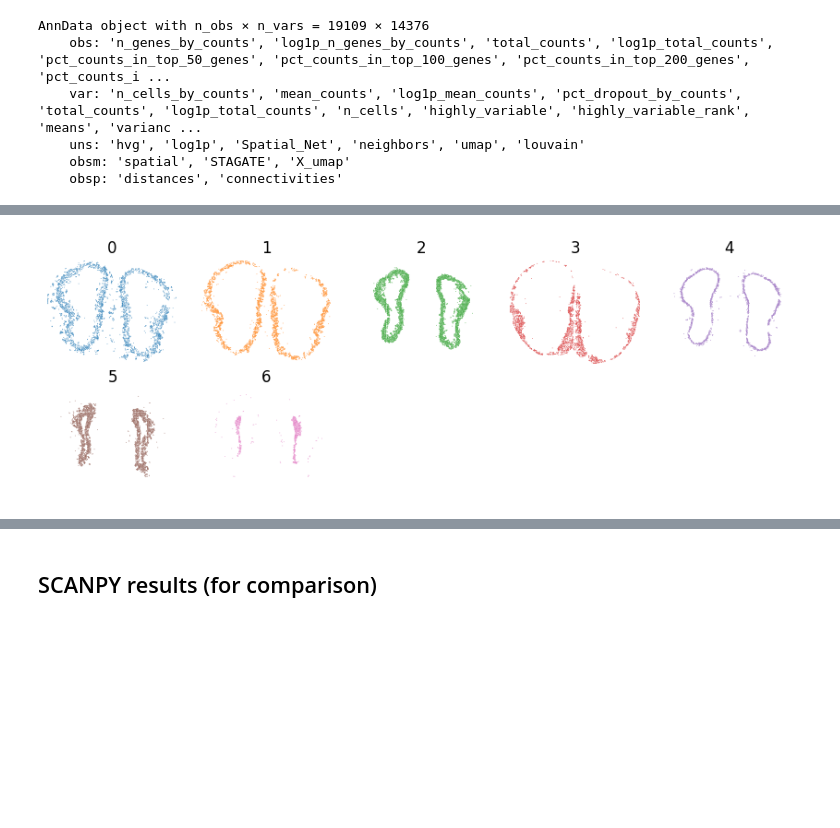
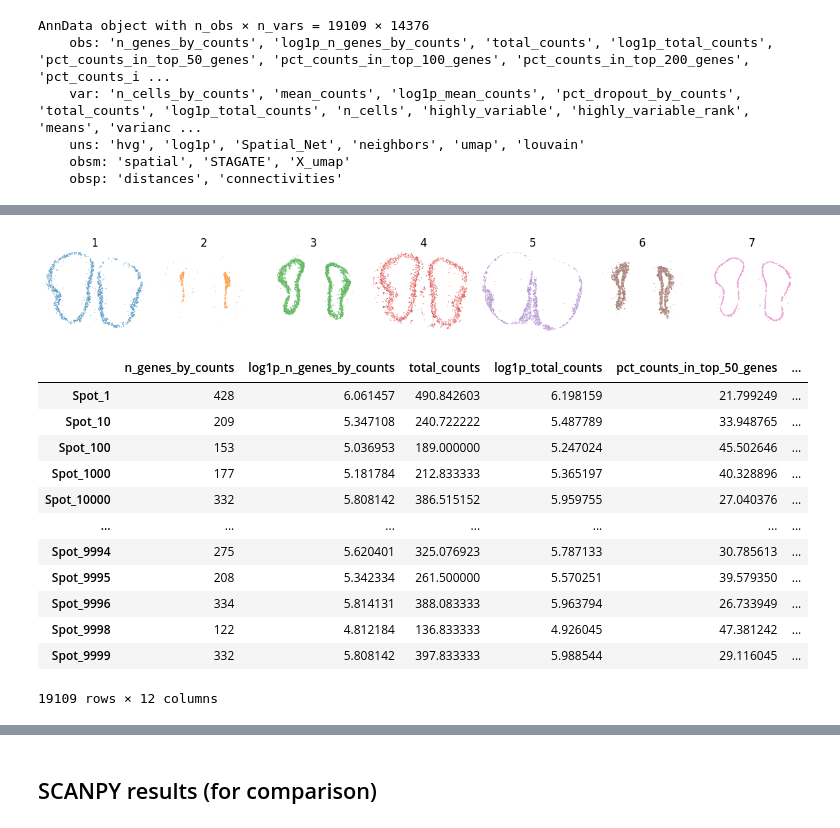
Before and after one commit to toan-ly/Spatial-Transcriptomics-Benchmark, a Jupyter notebook: STAGATE/Tutorials/source/T4_Stereo.ipynb, the cells around one changed output, grey strips where cells are left out. Drawn from its saved outputs; the diff is of its cells as text; code cells hidden in the pictures; blank space fills up the shorter version.

```diff
--- a/STAGATE/Tutorials/source/T4_Stereo.ipynb
+++ b/STAGATE/Tutorials/source/T4_Stereo.ipynb
@@ -110,7 +110,7 @@ The graph contains 144318 edges, 19109 cells.
 # %% [markdown]
 ## Running STAGATE
 # %%
-device = torch.device('cuda:5' if torch.cuda.is_available() else 'cpu')
+device = torch.device('cuda:0' if torch.cuda.is_available() else 'cpu')
 adata = STAGATE.train_STAGATE(adata, device=device)
 # %% [output]
 Size of Input:  (19109, 3000)
@@ -151,6 +155,7 @@ AnnData object with n_obs × n_vars = 19109 × 14376
 # %%
-plt.rcParams["figure.figsize"] = (4, 3)
-sc.pl.embedding(adata, basis="spatial", color="mclust",s=6, show=False, title='STAGATE')
+# plt.rcParams["figure.figsize"] = (6, 6)
+fig, ax = plt.subplots(1, 1, figsize=(6, 6))
+sc.pl.embedding(adata, basis="spatial", color="mclust",s=6, show=False, title='STAGATE', ax=ax)
 plt.axis('off')
-plt.savefig(os.path.join(save_path, f'clustering_{n_clusters}.png'), dpi=300, bbox_inches='tight')
+plt.savefig(os.path.join(save_path, 'clustering.pdf'), dpi=300, bbox_inches='tight')
 # %% [output]
@@ -158,4 +162,0 @@ plt.savefig(os.path.join(save_path, f'clustering_{n_clusters}.png'), dpi=300, bb
-# %%
-plt.rcParams["figure.figsize"] = (4, 3)
-sc.pl.umap(adata, color='mclust', title='STAGATE')
-plt.savefig(os.path.join(save_path, f'umap_{n_clusters}.png'), dpi=300, bbox_inches='tight')
@@ -164,0 +163,10 @@ plt.savefig(os.path.join(save_path, f'umap_{n_clusters}.png'), dpi=300, bbox_inc
+# %%
+# plt.rcParams["figure.figsize"] = (6, 6)
+fig, ax = plt.subplots(1, 1, figsize=(6, 6))
+sc.pl.umap(adata, color='mclust', title='STAGATE', ax=ax, show=False)
+
+# Set axis limits
+ax.set_xlim([adata.obsm['X_umap'][:, 0].min(), adata.obsm['X_umap'][:, 0].max()])
+ax.set_ylim([adata.obsm['X_umap'][:, 1].min(), adata.obsm['X_umap'][:, 1].max()])
+
+plt.savefig(os.path.join(save_path, 'umap.pdf'), dpi=300, bbox_inches='tight')
@@ -165,30 +175,48 @@ plt.savefig(os.path.join(save_path, f'umap_{n_clusters}.png'), dpi=300, bbox_inc
 # %%
-fig, axes = plt.subplots(2,5,figsize=(1.7*5, 1.5*2), sharex=True, sharey=True)
+fig, axes = plt.subplots(1,n_clusters,figsize=(1.7*n_clusters, 1.5*2), sharex=True, sharey=True)
 axes = axes.ravel()
 
 for i in range(n_clusters):
     sub = adata[adata.obs['mclust'] == i+1]
     sc.pl.spatial(sub, spot_size=30, color='mclust', ax=axes[i], legend_loc=None, show=False)
-    axes[i].set_title(i)
+    axes[i].set_title(i+1)
 
 
 xmin = adata.obsm['spatial'][:, 0].min()
 xmax = adata.obsm['spatial'][:, 0].max()
 ymin = adata.obsm['spatial'][:, 1].min()
 ymax = adata.obsm['spatial'][:, 1].max()
 
 for ax in axes:
     ax.spines['top'].set_visible(False)
     ax.spines['right'].set_visible(False)
     ax.spines['bottom'].set_visible(False)
     ax.spines['left'].set_visible(False)
     ax.set_xlabel('')
     ax.set_ylabel('')
     ax.set_xlim([xmin, xmax])
     ax.set_ylim([ymin, ymax])
 
 plt.subplots_adjust(wspace=0, hspace=0.05)
 plt.tight_layout()
-plt.savefig(os.path.join(save_path, f'each_cluster_{n_clusters}.png'), dpi=300, bbox_inches='tight')
+plt.savefig(os.path.join(save_path, f'each_cluster.pdf'), dpi=300, bbox_inches='tight')
 # %% [output]
-[figure, old version]
+[figure, new version]
+# %%
+adata.obs['x'] = coor_df['x']
+adata.obs['y'] = coor_df['y']
+adata.obs
+# %% [output]
+|  | n_genes_by_counts | log1p_n_genes_by_counts | total_counts | log1p_total_counts | pct_counts_in_top_50_genes | ... |
+| Spot_1 | 428 | 6.061457 | 490.842603 | 6.198159 | 21.799249 | ... |
+| Spot_10 | 209 | 5.347108 | 240.722222 | 5.487789 | 33.948765 | ... |
+| Spot_100 | 153 | 5.036953 | 189.000000 | 5.247024 | 45.502646 | ... |
+| Spot_1000 | 177 | 5.181784 | 212.833333 | 5.365197 | 40.328896 | ... |
+| Spot_10000 | 332 | 5.808142 | 386.515152 | 5.959755 | 27.040376 | ... |
+| ... | ... | ... | ... | ... | ... | ... |
+| Spot_9994 | 275 | 5.620401 | 325.076923 | 5.787133 | 30.785613 | ... |
+| Spot_9995 | 208 | 5.342334 | 261.500000 | 5.570251 | 39.579350 | ... |
+| Spot_9996 | 334 | 5.814131 | 388.083333 | 5.963794 | 26.733949 | ... |
+| Spot_9998 | 122 | 4.812184 | 136.833333 | 4.926045 | 47.381242 | ... |
+| Spot_9999 | 332 | 5.808142 | 397.833333 | 5.988544 | 29.116045 | ... |
+19109 rows × 12 columns
```
Also changed, not shown: parts of 7 cells of this notebook, 1 other file.
